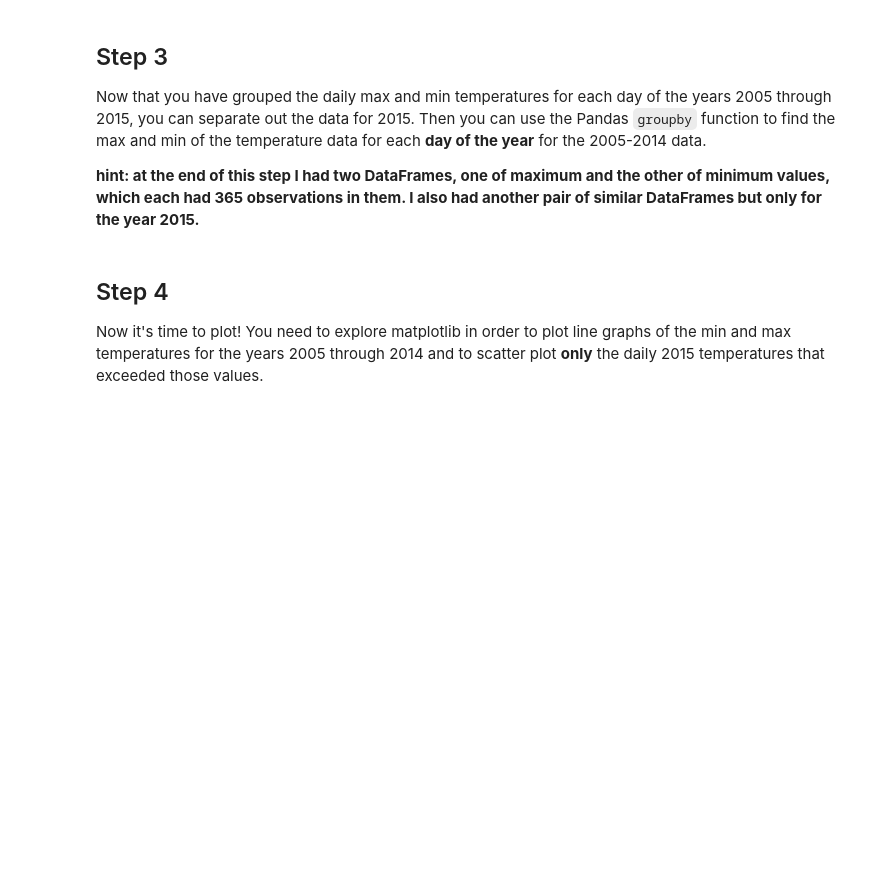
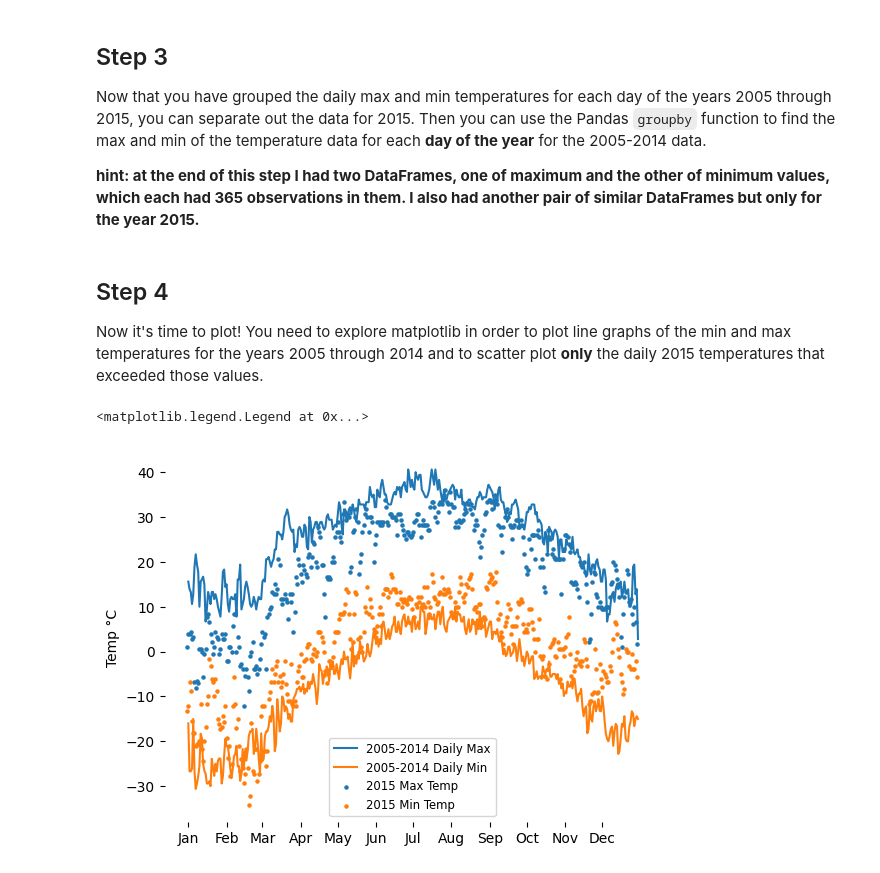
Before and after one commit to calebrauscher/University_of_Michigan, a Jupyter notebook: Applied Plotting/Assignment 2/assignment2.ipynb, the cells around one changed output. Cells and saved outputs as stored; diff of their text form; code cells hidden in the pictures; blank space fills up the shorter version.

```diff
--- a/Applied Plotting/Assignment 2/assignment2.ipynb
+++ b/Applied Plotting/Assignment 2/assignment2.ipynb
@@ -110,6 +110,7 @@ max_temps_2005_2014 = pd.DataFrame(
     {
         "Data_value": max_temps_2005_2014,
         "Day of Year": pd.to_datetime(max_temps_2005_2014.index).day_of_year,
+        "Month": pd.to_datetime(max_temps_2005_2014.index).month,
     }
 )
 max_after_leap_day = (max_temps_2005_2014.index.month > 2) | (
@@ -120,6 +121,7 @@ max_temps_2005_2014.loc[max_after_leap_day, "Day of Year"] -= 1
 daily_max = max_temps_2005_2014.groupby("Day of Year").max()
 
 
+
 # calculate the minimum and maximum values for the years 2015
 min_temps_2015 = min_temps["2015-01-01":]
 min_temps_2005_2014 = min_temps[:"2014-12-31"]
@@ -127,6 +129,7 @@ min_temps_2005_2014 = pd.DataFrame(
     {
         "Data_value": min_temps_2005_2014,
         "Day of Year": pd.to_datetime(min_temps_2005_2014.index).day_of_year,
+        "Month": pd.to_datetime(max_temps_2005_2014.index).month,
     }
 )
 min_after_leap_day = (min_temps_2005_2014.index.month > 2) | (
@@ -145,0 +144,36 @@ from calendar import month_abbr
+# %%
+import matplotlib.pyplot as plt
+
+month_starts = [1, 32, 61, 92, 122, 153, 183, 214, 245, 275, 306, 336]
+month_names = [
+    "Jan",
+    "Feb",
+    "Mar",
+    "Apr",
+    "May",
+    "Jun",
+    "Jul",
+    "Aug",
+    "Sep",
+    "Oct",
+    "Nov",
+    "Dec",
+]
+# put your plotting code here!
+fig, ax = plt.subplots()
+
+plt.plot(daily_max.index, daily_max.Data_value, label="2005-2014 Daily Max")
+plt.plot(daily_min.index, daily_min.Data_value, label="2005-2014 Daily Min")
+plt.scatter(range(len(max_temps_2015)), max_temps_2015, s=5, label="2015 Max Temp")
+plt.scatter(range(len(min_temps_2015)), min_temps_2015, s=5, label="2015 Min Temp")
+ax.set_xticks(month_starts)
+ax.set_xticklabels(month_names)
+
+for spine in plt.gca().spines.values():
+    spine.set_visible(False)
+
+plt.ylabel("Temp °C")
+plt.legend(fontsize="small")
+# %% [output]
+<matplotlib.legend.Legend at 0x...>
+[figure, added]
```
Also changed, not shown: parts of 1 cell of this notebook.
